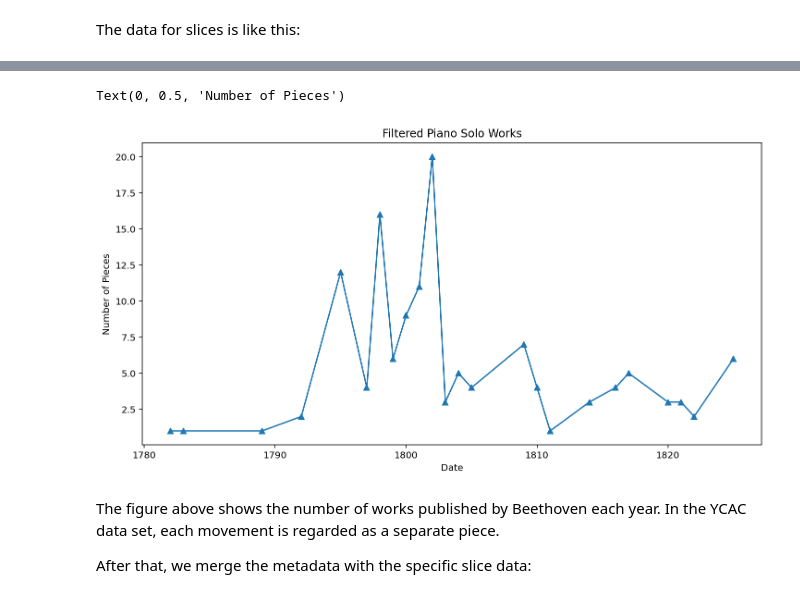
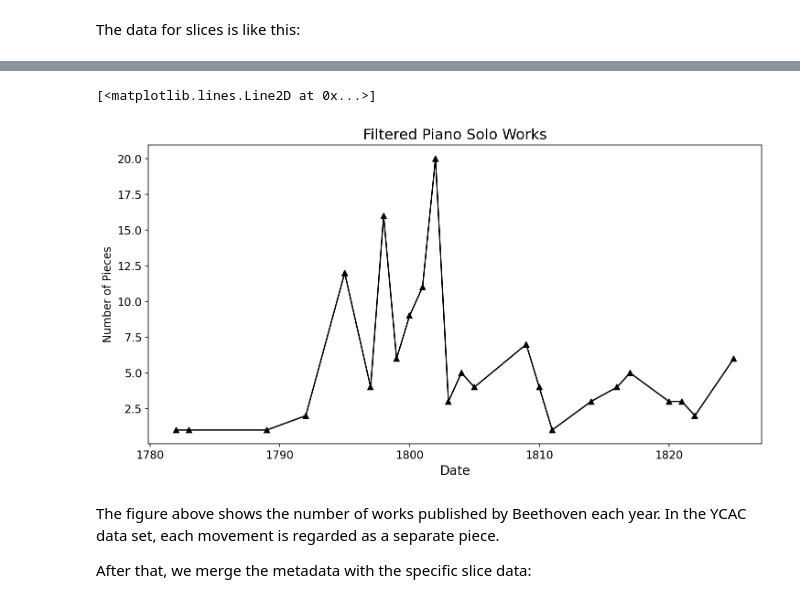
Before and after one commit to neilgogogo/digital_musicology, a Jupyter notebook: milestone3.ipynb, the cells around one changed output, grey strips where cells are left out. Cells and saved outputs as stored; diff of their text form; code cells hidden in the pictures.

```diff
--- a/milestone3.ipynb
+++ b/milestone3.ipynb
@@ -107,16 +107,18 @@ piano_df.head()
 | 2 | Preludes through All Keys Op. 39 ... | Beethoven | Op39no1 | 1789 | NaN | piano | NaN | NaN | Prelude | NaN | NaN | ... |
 | 3 | Variations on "Es war einaml" (Di... | Beethoven | WoO66 | 1792 | NaN | piano | NaN | NaN | ThemeAndVariations | NaN | NaN | ... |
 | 4 | Variations on a Swiss Song | Beethoven | WoO64 | NaN | 1790-92 | piano | NaN | NaN | ThemeAndVariations | NaN | NaN | ... |
-# %%
-plt.figure(figsize=(12, 6))
-grouped_piano = piano_df.groupby('Published').count()
-plt.plot(grouped_piano.index, grouped_piano['Title'], marker='^')
-plt.title('Filtered Piano Solo Works')
-plt.xlabel('Date')
-plt.ylabel('Number of Pieces')
-# %% [output]
-Text(0, 0.5, 'Number of Pieces')
-[figure, removed]
+# %%
+plt.figure(figsize=(12, 6))
+grouped_piano = piano_df.groupby('Published').count()
+plt.title('Filtered Piano Solo Works', size=16)
+plt.xlabel('Date', size=14)
+plt.ylabel('Number of Pieces', size=12)
+plt.xticks(size=12)
+plt.yticks(size=12)
+plt.plot(grouped_piano.index, grouped_piano['Title'], marker='^', color='k')
+# %% [output]
+[<matplotlib.lines.Line2D at 0x...>]
+[figure, added]
 # %% [markdown]
 The figure above shows the number of works published by Beethoven each year. In the YCAC data set, each movement is regarded as a separate piece.
 
```
Also changed, not shown: parts of 38 cells of this notebook.
